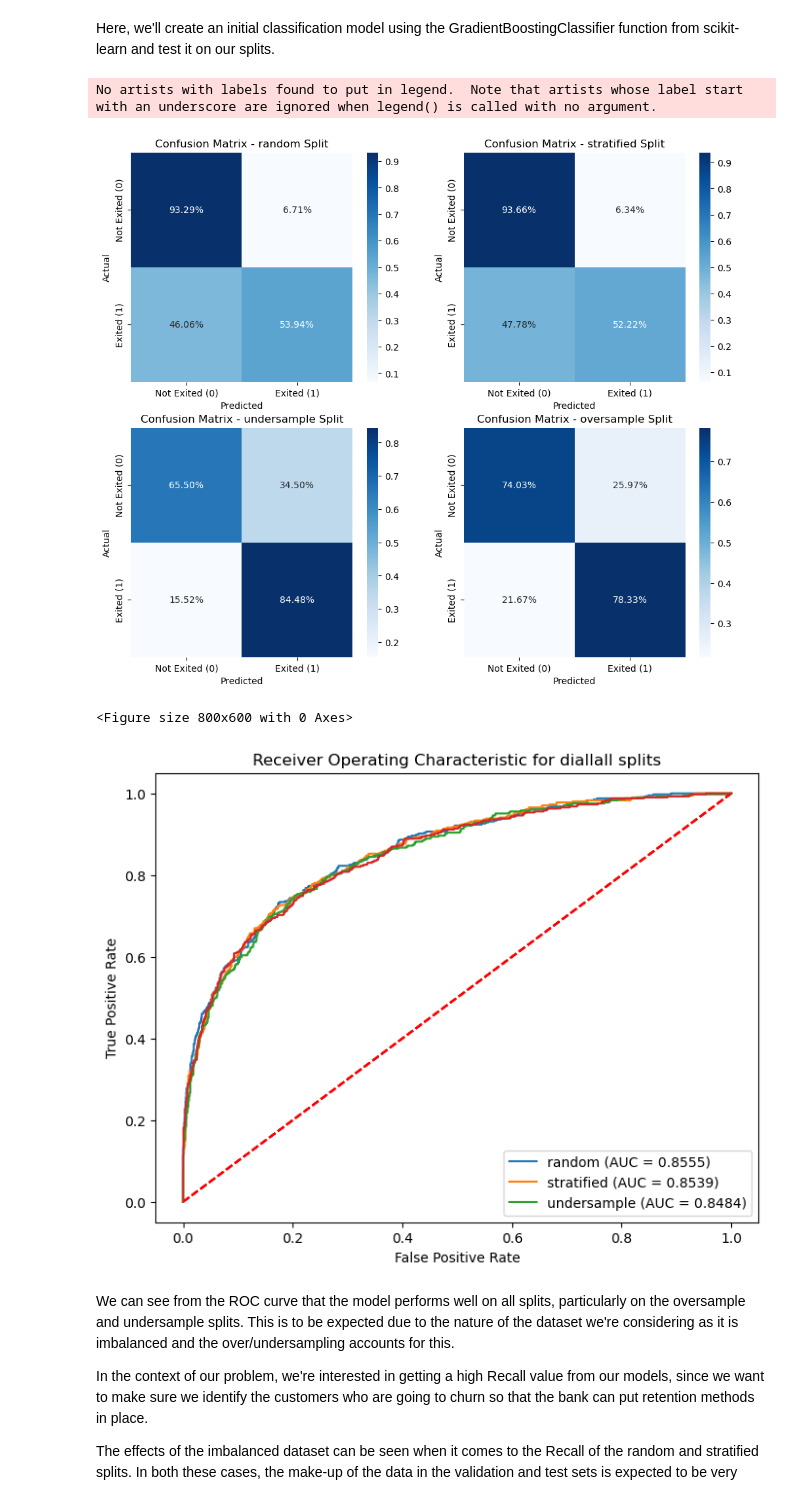
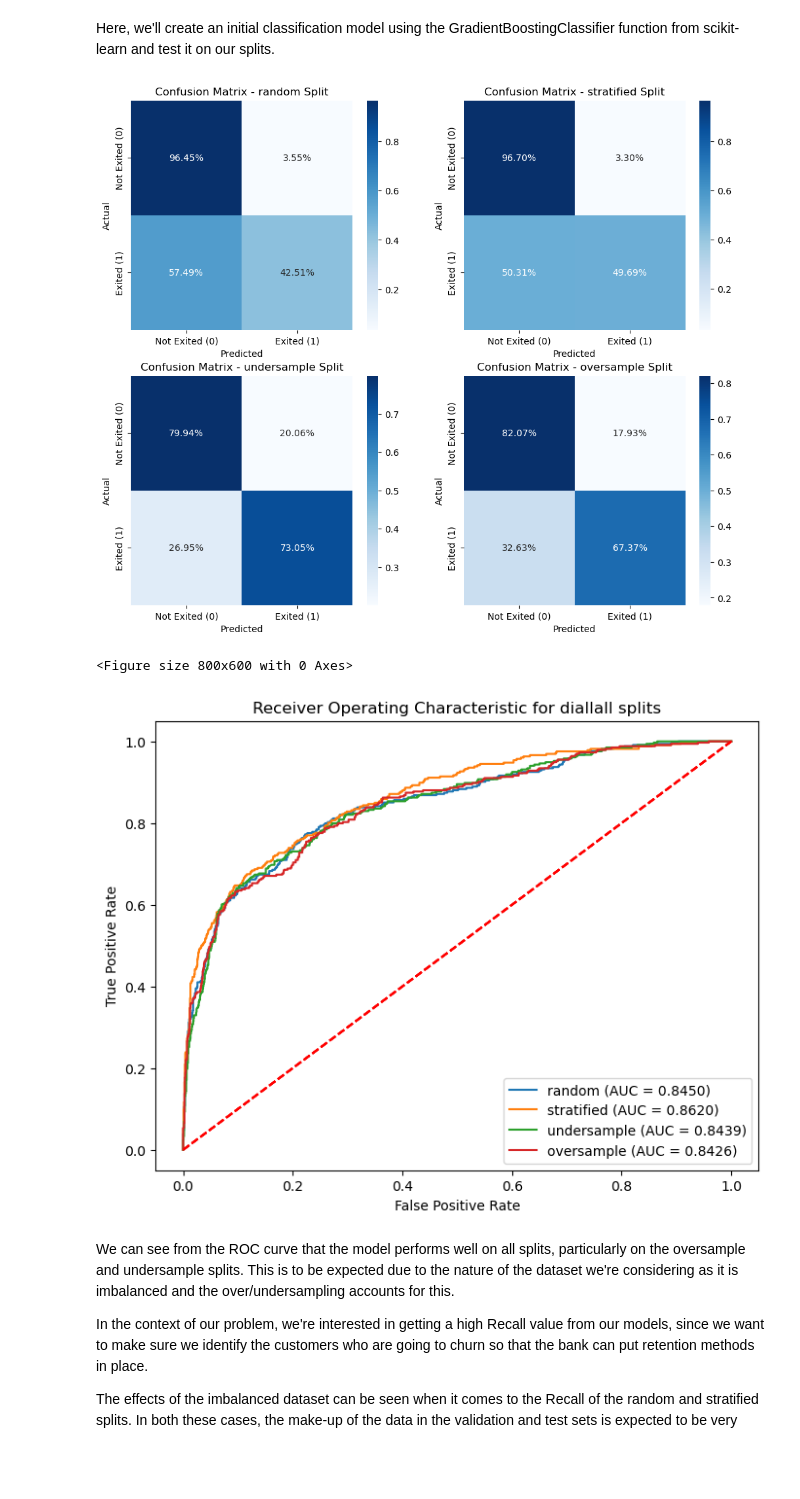
Before and after one commit to djjjones6/Group_Assessment_1, a Jupyter notebook: DaveJ/Gradient Boosting.ipynb, the cells around one changed output. Cells and saved outputs as stored; diff of their text form; code cells hidden in the pictures; blank space fills up the shorter version.

```diff
--- a/DaveJ/Gradient Boosting.ipynb
+++ b/DaveJ/Gradient Boosting.ipynb
@@ -73,25 +73,13 @@ def evaluating_performance_diff_splits(model=model,split_data=split_data,perform
         #Train model
         model.fit(X_train, y_train)
 
+        y_score = model.predict_proba(X_val)[:, 1]
+
         #Predict on validation set
         y_val_pred = model.predict(X_val)
-        val_accuracy = accuracy_score(y_val, y_val_pred)
-
-        #Predict on unseen test set
-        y_test_pred = model.predict(X_test_raw)
-        test_accuracy = accuracy_score(y_test_raw, y_test_pred)
-
-        #Get general classification report
-        test_report = classification_report(y_val, y_val_pred, output_dict = True)
-
-        #Balanced accuracy, precision, recall, and F1-score for class 1 (positive class)
-        precision = test_report['1']['precision']
-        recall = test_report['1']['recall']
-        f1_score = test_report['1']['f1-score']
-        balanced_acc = balanced_accuracy_score(y_val, y_val_pred)
 
         #Plot confusion matrix for test set
-        conf_matrix = confusion_matrix(y_test_raw, y_test_pred)
+        conf_matrix = confusion_matrix(y_val, y_val_pred)
         tn, fp, fn, tp = conf_matrix.ravel()
 
         #Normalize the confusion matrix by the number of true samples per class to get the values of the confusion matrix as a percentage of the total and labelling
@@ -101,44 +89,48 @@ def evaluating_performance_diff_splits(model=model,split_data=split_data,perform
                     xticklabels=['Not Exited (0)', 'Exited (1)'],
                     yticklabels=['Not Exited (0)', 'Exited (1)'])
         axes[idx].set_title(f'Confusion Matrix - {split} Split')
         axes[idx].set_ylabel('Actual')
         axes[idx].set_xlabel('Predicted')
 
 
         #Plot ROC curve on the same figure for all splits
-        y_test_pred_prob = model.predict_proba(X_test_raw)[:, 1]
-        fpr, tpr, _ = roc_curve(y_test_raw, y_test_pred_prob)
-        roc_auc = roc_auc_score(y_test_raw, y_test_pred_prob)
+        fpr, tpr, _ = roc_curve(y_val, y_score)
+        roc_auc = roc_auc_score(y_val, y_score)
+        plt.plot(fpr, tpr, label=f'{split} (AUC = {roc_auc:.4f})')
         plt.plot([0, 1], [0, 1], color='red', linestyle='--')  # Diagonal line for random guessing
         plt.xlabel('False Positive Rate')
         plt.ylabel('True Positive Rate')
         plt.title(f'Receiver Operating Characteristic for diallall splits')
-        plt.legend(loc="lower right")
-        plt.plot(fpr, tpr, label=f'{split} (AUC = {roc_auc:.4f})')
+        plt.legend(loc="lower right")#
 
+        #Get general classification report
+        test_report = classification_report(y_val, y_val_pred, output_dict = True)
+
+        #Balanced accuracy, precision, recall, and F1-score for class 1 (positive class)
+        precision = test_report['1']['precision']
+        recall = test_report['1']['recall']
+        f1_score = test_report['1']['f1-score']
+        balanced_acc = balanced_accuracy_score(y_val, y_val_pred)
 
         #Define performance metrics
         performance_matrix[split] = {
-            'val_accuracy': val_accuracy,
-            'test_accuracy': test_accuracy,
             'test_precision_1': precision,
             'test_recall_1': recall,
             'test_f1_score_1': f1_score,
             'false_positives': fp,
             'false_negatives': fn,
             'balanced_accuracy': balanced_acc
         }
 
     #Show the plots
     plt.show()
     return performance_matrix
 
 performance = evaluating_performance_diff_splits(model=model,split_data=split_data,performance_matrix=performance)
 # %% [output]
+[figure, new version]
-No artists with labels found to put in legend.  Note that artists whose label start with an underscore are ignored when legend() is called with no argument.
+<Figure size 800x600 with 0 Axes>
-[figure, old version]
-<Figure size 800x600 with 0 Axes>
-[figure, old version]
+[figure, new version]
 # %% [markdown]
 We can see from the ROC curve that the model performs well on all splits, particularly on the oversample and undersample splits. This is to be expected due to the nature of the dataset we're considering as it is imbalanced and the over/undersampling accounts for this.
 
```
Also changed, not shown: parts of 5 cells of this notebook.
